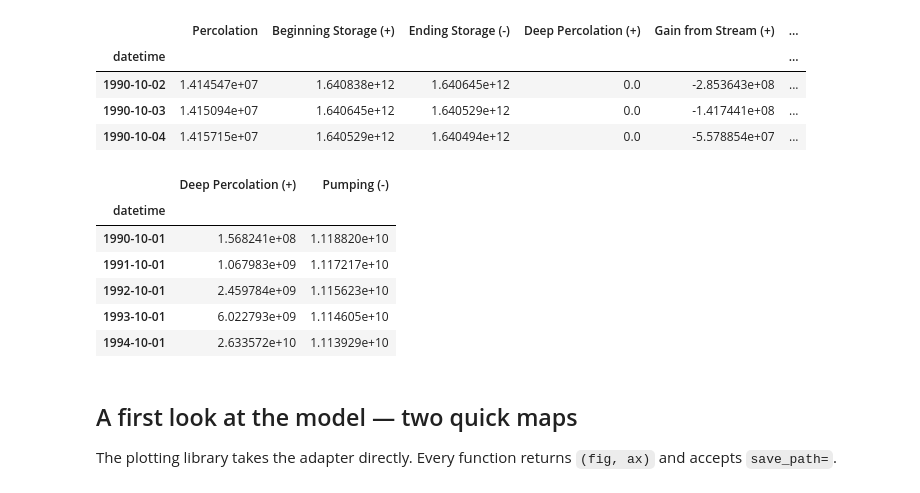
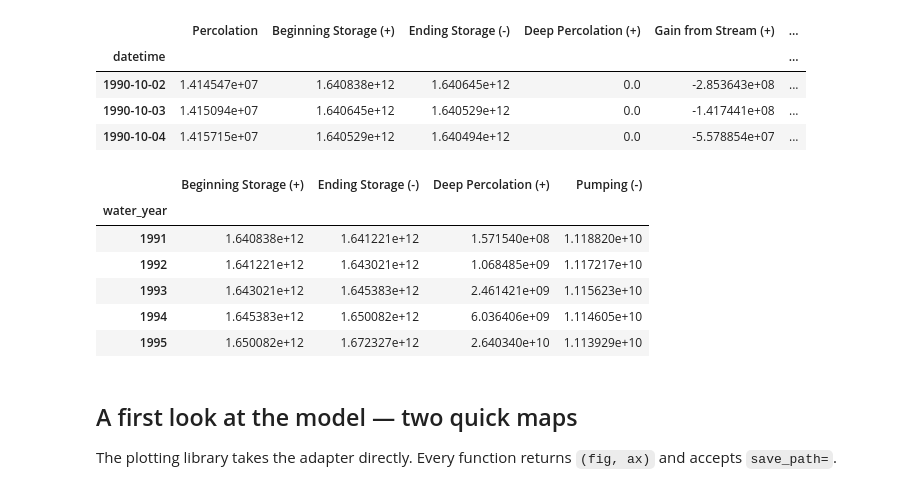
Before and after one commit to SercanC/iwfm-io, a Jupyter notebook: notebooks/01_quickstart.ipynb, the cells around one changed output. Cells and saved outputs as stored; diff of their text form; code cells hidden in the pictures.

```diff
--- a/notebooks/01_quickstart.ipynb
+++ b/notebooks/01_quickstart.ipynb
@@ -189,18 +189,26 @@ gw_bud.head(3)
 | 1990-10-02 | 1.414547e+07 | 1.640838e+12 | 1.640645e+12 | 0.0 | -2.853643e+08 | ... |
 | 1990-10-03 | 1.415094e+07 | 1.640645e+12 | 1.640529e+12 | 0.0 | -1.417441e+08 | ... |
 | 1990-10-04 | 1.415715e+07 | 1.640529e+12 | 1.640494e+12 | 0.0 | -5.578854e+07 | ... |
-# %%
-# Water-year totals of a few components (values are model-internal volumes)
-cols = [c for c in gw_bud.columns if "Deep Percolation" in c or "Pumping" in c]
-gw_bud[cols].resample("YS-OCT").sum().head()
-# %% [output]
-|  | Deep Percolation (+) | Pumping (-) |
-| datetime |  |  |
-| 1990-10-01 | 1.568241e+08 | 1.118820e+10 |
-| 1991-10-01 | 1.067983e+09 | 1.117217e+10 |
-| 1992-10-01 | 2.459784e+09 | 1.115623e+10 |
-| 1993-10-01 | 6.022793e+09 | 1.114605e+10 |
-| 1994-10-01 | 2.633572e+10 | 1.113929e+10 |
+# %%
+# Water-year aggregation the right way: aggregate_budget knows the
+# component semantics — flow components sum over the year, while the
+# storage *stocks* take the period's first/last value — and it honors
+# the 24:00 convention, so a 9/30 stamp lands in the water year it
+# closes. (Values are model-internal volumes. For raw pandas idioms,
+# budget_df/heads_df also take day_index=True — see notebook 03.)
+from iwfm_io import aggregate_budget
+
+annual = aggregate_budget(gw_bud, period="WY")
+annual[["Beginning Storage (+)", "Ending Storage (-)",
+        "Deep Percolation (+)", "Pumping (-)"]].head()
+# %% [output]
+|  | Beginning Storage (+) | Ending Storage (-) | Deep Percolation (+) | Pumping (-) |
+| water_year |  |  |  |  |
+| 1991 | 1.640838e+12 | 1.641221e+12 | 1.571540e+08 | 1.118820e+10 |
+| 1992 | 1.641221e+12 | 1.643021e+12 | 1.068485e+09 | 1.117217e+10 |
+| 1993 | 1.643021e+12 | 1.645383e+12 | 2.461421e+09 | 1.115623e+10 |
+| 1994 | 1.645383e+12 | 1.650082e+12 | 6.036406e+09 | 1.114605e+10 |
+| 1995 | 1.650082e+12 | 1.672327e+12 | 2.640340e+10 | 1.113929e+10 |
 # %% [markdown]
 ## A first look at the model — two quick maps
 
```
Also changed, not shown: 13 other files.
